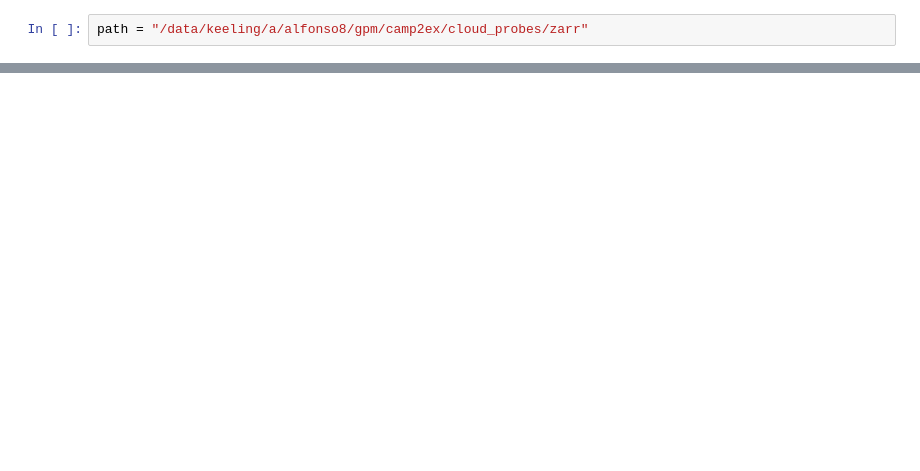
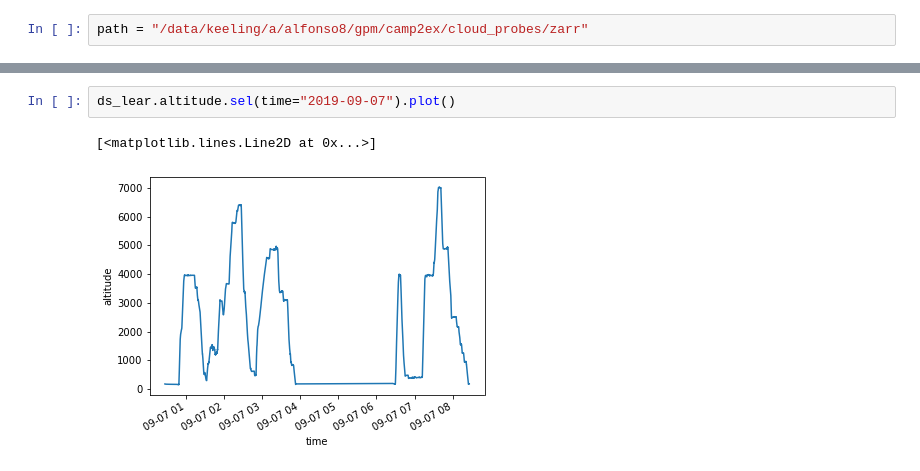
Before and after one commit to aladinor/notebooks, a Jupyter notebook: dates_for_rose.ipynb, the cells around one changed output, grey strips where cells are left out. Cells and saved outputs as stored; diff of their text form; blank space fills up the shorter version.

```diff
--- a/dates_for_rose.ipynb
+++ b/dates_for_rose.ipynb
@@ -54,0 +54,5 @@ for idx, group in ds_p3b.groupby('time.day'):
+# %%
+ds_lear.altitude.sel(time="2019-09-07").plot()
+# %% [output]
+[<matplotlib.lines.Line2D at 0x...>]
+[figure, added]
```
Also changed, not shown: parts of 11 cells of this notebook.
